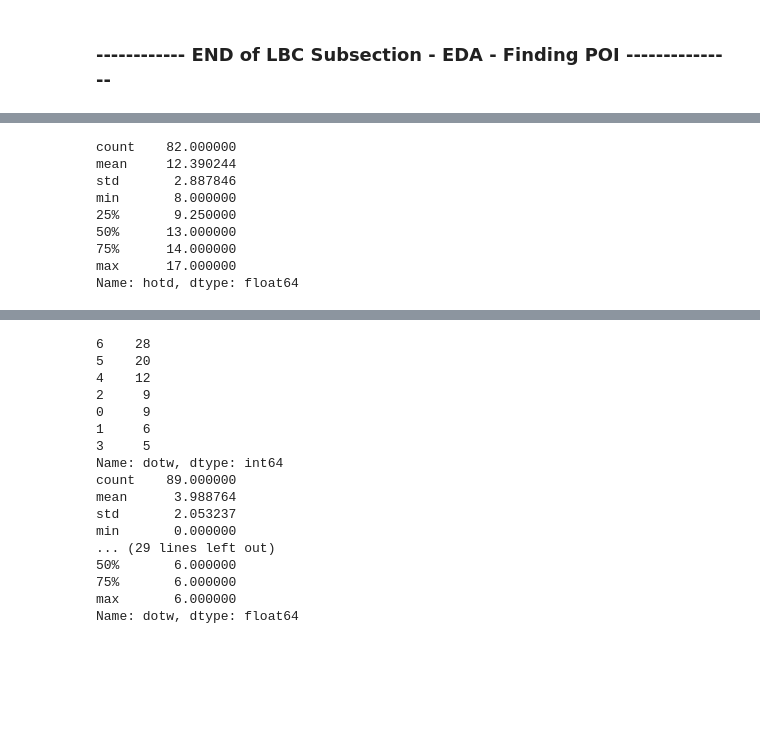
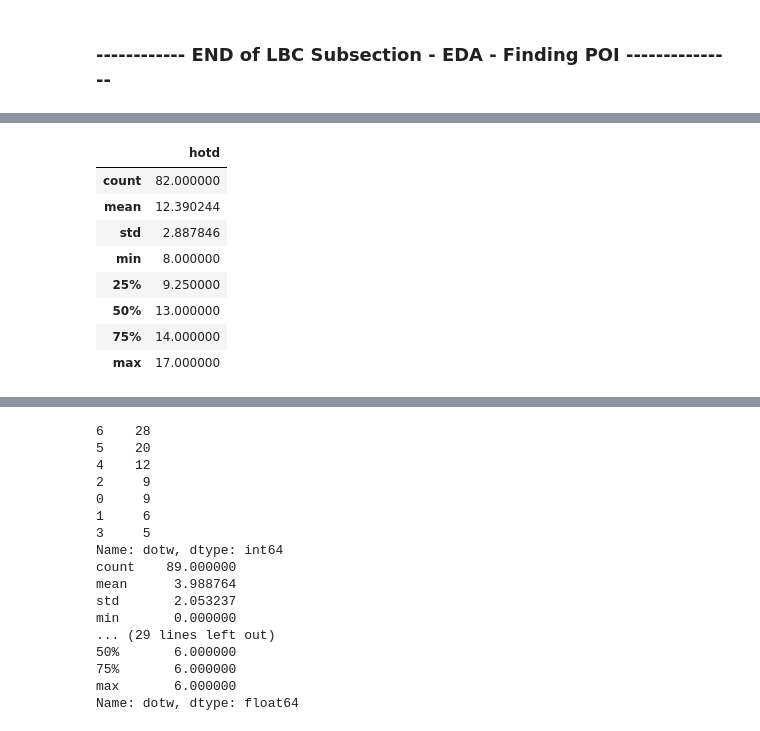
Before and after one commit to aaronk313/dsi, a Jupyter notebook: Project_sg1.ipynb, the cells around one changed output, grey strips where cells are left out. Saved outputs shown, nothing was run; the diff lists cells and outputs as text; code cells hidden in the pictures; blank space fills up the shorter version.

```diff
--- a/Project_sg1.ipynb
+++ b/Project_sg1.ipynb
@@ -670,17 +681,17 @@ Name: hotd, dtype: float64
 Axes(0.125,0.125;0.775x0.775)
 [figure]
 # %%
-gloc_hist_alt[(gloc_hist_alt['poi_id']==4)]['hotd'].describe()
+pd.DataFrame(gloc_hist_alt[(gloc_hist_alt['poi_id']==4)]['hotd'].describe())
 # %% [output]
-count    82.000000
-mean     12.390244
-std       2.887846
-min       8.000000
-25%       9.250000
-50%      13.000000
-75%      14.000000
-max      17.000000
-Name: hotd, dtype: float64
+|  | hotd |
+| count | 82.000000 |
+| mean | 12.390244 |
+| std | 2.887846 |
+| min | 8.000000 |
+| 25% | 9.250000 |
+| 50% | 13.000000 |
+| 75% | 14.000000 |
+| max | 17.000000 |
 # %%
 gloc_hist_alt[(gloc_hist_alt['poi_id']==1)]
 # %% [output]
```
Also changed, not shown: parts of 17 cells of this notebook.
